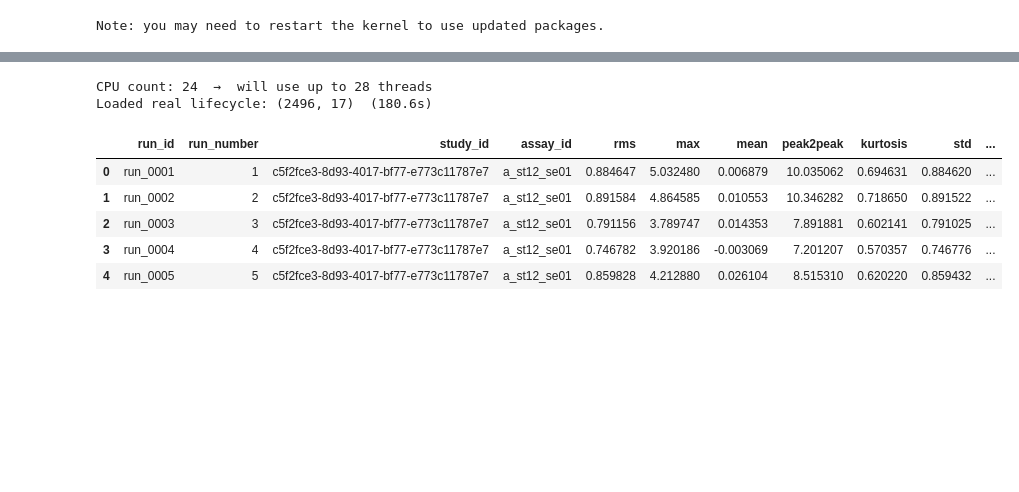
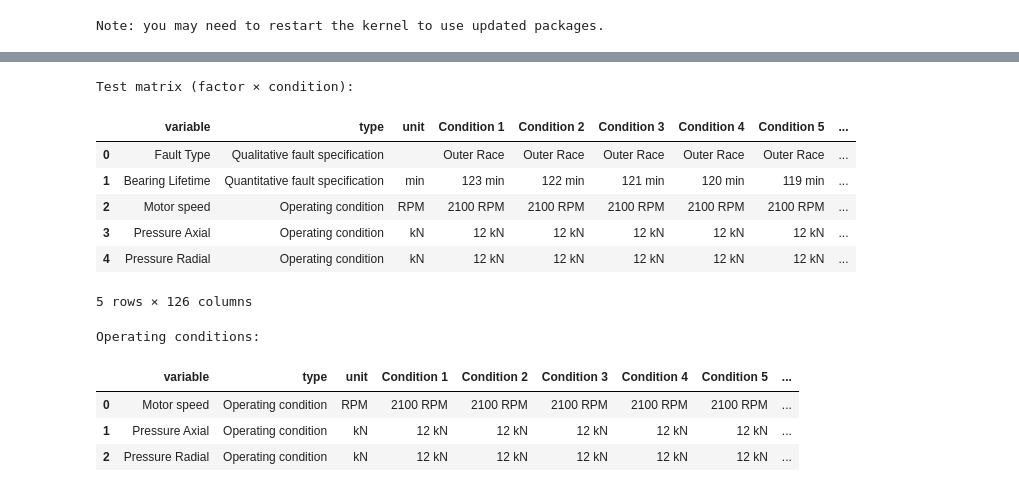
Before and after one commit to NathanHouwaart/ISA-PHM-Wrapper, a Jupyter notebook: notebooks/03_prognostic_workflow.ipynb, the cells around one changed output, grey strips where cells are left out. Saved outputs shown, nothing was run; the diff lists cells and outputs as text; code cells hidden in the pictures; blank space fills up the shorter version.

```diff
--- a/notebooks/03_prognostic_workflow.ipynb
+++ b/notebooks/03_prognostic_workflow.ipynb
@@ -103,5 +117,13 @@ are recorded across all runs in a study.
 # %%
-# variable_overview() is on StudyProxy — shows factor values per (assay, run)
-var_ov = case1.variable_overview()
-display(var_ov.head(10))
+STUDY_TITLE = "Bearing 1_1"
+
+study = wrapper.study(STUDY_TITLE)
+
+print(f"Study          : {study.title}")
+print(f"Run count      : {study.run_count}  (one snapshot per minute)")
+print(f"Sensor channels: {len(study.list_assays())}")
+
+# Show the sensor catalog
+catalog = study.sensor_catalog()
+display(catalog)
 # %% [output]
@@ -126,49 +138,25 @@ A synthetic fallback is included in case the external drive is unavailable.
 # %%
-import os
-import time
-from isa_phm.utils import compute_features
+# Full test matrix — rows are factors, columns are conditions
+print("Test matrix (factor × condition):")
+display(study.test_matrix())
 
-# n_workers controls parallel CSV loading.
-# - None  → auto: min(32, cpu_count + 4)   good for SSD / NVMe
-# - 1     → sequential                      best for single HDD / USB drive
-# - 4–8   → moderate parallelism            try if drive supports concurrent reads
-N_WORKERS = None
-print(f"CPU count: {os.cpu_count()}  →  will use up to {min(32, (os.cpu_count() or 1) + 4)} threads")
+# Condition breakdown
+print("\nOperating conditions:")
+display(study.operating_conditions())
 
-t0 = time.perf_counter()
-lifecycle_df = assay.lifecycle_features(file_type="raw", n_workers=N_WORKERS)
-elapsed = time.perf_counter() - t0
-
-if not lifecycle_df.empty:
-    print(f"Loaded real lifecycle: {lifecycle_df.shape}  ({elapsed:.1f}s)")
-else:
-    print(f"CSV files not found ({elapsed:.1f}s) — computing features from synthetic signals")
-
-    rng = np.random.default_rng(0)
-    t = np.linspace(0, 1.0, 4096)
-    n_runs = len(runs)
-
-    rows = []
-    for i, run_summary in enumerate(runs):
-        signal = (
-            np.sin(2 * np.pi * 29.3 * t) * (1 + 2 * i / max(n_runs - 1, 1))
-            + 0.3 * rng.standard_normal(len(t))
-        )
-        row = compute_features(signal)
-        row["run_id"]     = run_summary.run_id
-        row["run_number"] = run_summary.run_number
-        rows.append(row)
-
-    lifecycle_df = pd.DataFrame(rows)
-    print(f"Synthetic lifecycle: {lifecycle_df.shape}")
-
-display(lifecycle_df.head())
+print("\nFault conditions:")
+display(study.fault_conditions())
 # %% [output]
-CPU count: 24  →  will use up to 28 threads
-Loaded real lifecycle: (2496, 17)  (180.6s)
+Test matrix (factor × condition):
-|  | run_id | run_number | study_id | assay_id | rms | max | mean | peak2peak | kurtosis | std | ... |
-| 0 | run_0001 | 1 | c5f2fce3-8d93-4017-bf77-e773c11787e7 | a_st12_se01 | 0.884647 | 5.032480 | 0.006879 | 10.035062 | 0.694631 | 0.884620 | ... |
-| 1 | run_0002 | 2 | c5f2fce3-8d93-4017-bf77-e773c11787e7 | a_st12_se01 | 0.891584 | 4.864585 | 0.010553 | 10.346282 | 0.718650 | 0.891522 | ... |
-| 2 | run_0003 | 3 | c5f2fce3-8d93-4017-bf77-e773c11787e7 | a_st12_se01 | 0.791156 | 3.789747 | 0.014353 | 7.891881 | 0.602141 | 0.791025 | ... |
-| 3 | run_0004 | 4 | c5f2fce3-8d93-4017-bf77-e773c11787e7 | a_st12_se01 | 0.746782 | 3.920186 | -0.003069 | 7.201207 | 0.570357 | 0.746776 | ... |
-| 4 | run_0005 | 5 | c5f2fce3-8d93-4017-bf77-e773c11787e7 | a_st12_se01 | 0.859828 | 4.212880 | 0.026104 | 8.515310 | 0.620220 | 0.859432 | ... |
+|  | variable | type | unit | Condition 1 | Condition 2 | Condition 3 | Condition 4 | Condition 5 | ... |
+| 0 | Fault Type | Qualitative fault specification |  | Outer Race | Outer Race | Outer Race | Outer Race | Outer Race | ... |
+| 1 | Bearing Lifetime | Quantitative fault specification | min | 123 min | 122 min | 121 min | 120 min | 119 min | ... |
+| 2 | Motor speed | Operating condition | RPM | 2100 RPM | 2100 RPM | 2100 RPM | 2100 RPM | 2100 RPM | ... |
+| 3 | Pressure Axial | Operating condition | kN | 12 kN | 12 kN | 12 kN | 12 kN | 12 kN | ... |
+| 4 | Pressure Radial | Operating condition | kN | 12 kN | 12 kN | 12 kN | 12 kN | 12 kN | ... |
+5 rows × 126 columns
+Operating conditions:
+|  | variable | type | unit | Condition 1 | Condition 2 | Condition 3 | Condition 4 | Condition 5 | ... |
+| 0 | Motor speed | Operating condition | RPM | 2100 RPM | 2100 RPM | 2100 RPM | 2100 RPM | 2100 RPM | ... |
+| 1 | Pressure Axial | Operating condition | kN | 12 kN | 12 kN | 12 kN | 12 kN | 12 kN | ... |
+| 2 | Pressure Radial | Operating condition | kN | 12 kN | 12 kN | 12 kN | 12 kN | 12 kN | ... |
```
Also changed, not shown: parts of 40 cells of this notebook, 26 other files.
